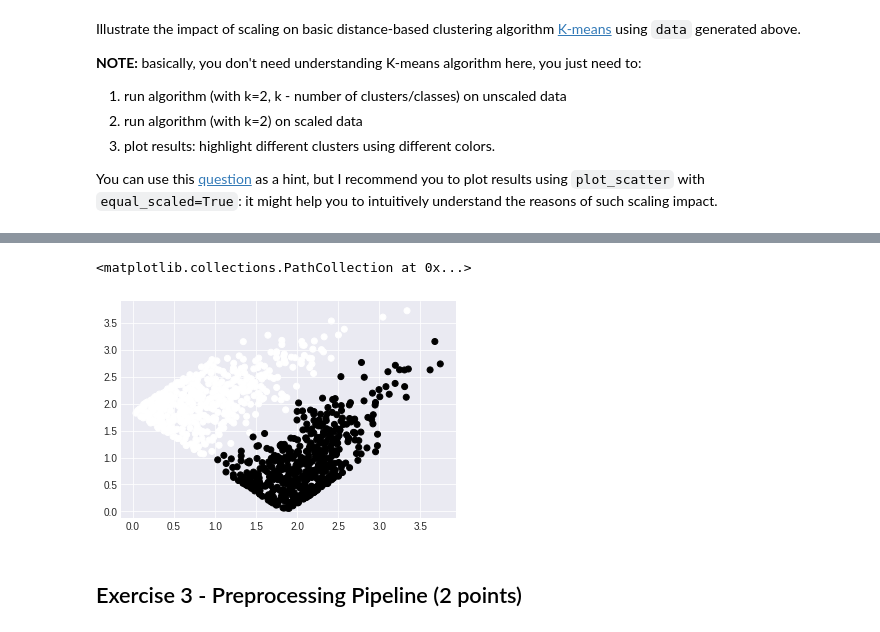
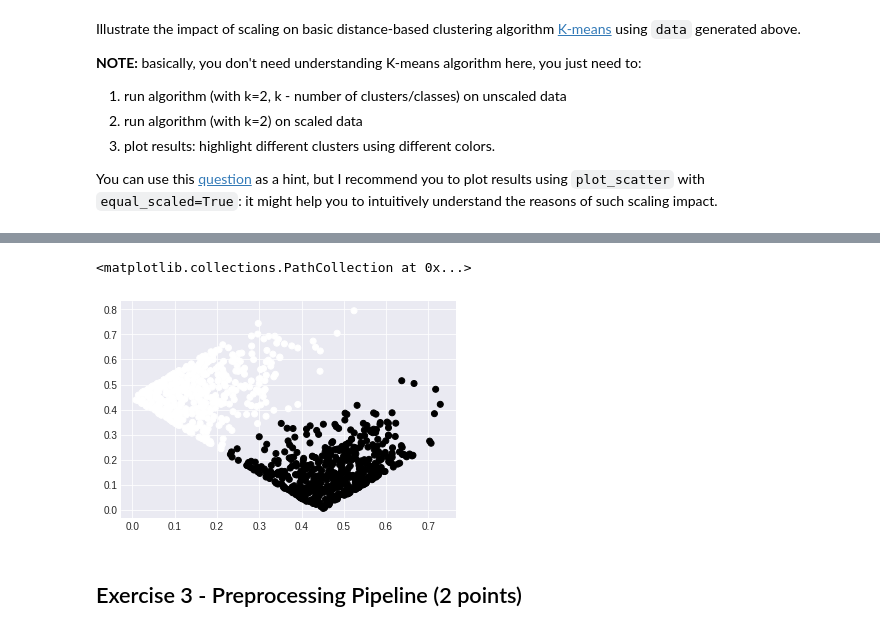
Before and after one commit to niksonnn/rss, a Jupyter notebook: homework.ipynb, the cells around one changed output, grey strips where cells are left out. Cells and saved outputs as stored; diff of their text form; code cells hidden in the pictures.

```diff
--- a/homework.ipynb
+++ b/homework.ipynb
@@ -218,10 +218,10 @@ plot_scatter(data3[:, 0], data3[:, 1], auto_scaled=False, title='Data (different
 # %%
 model = KMeans(n_clusters=2)
-data3 = model.fit_transform(data2)
+data3 = model.fit_transform(data1)
 plt.scatter(data3[:, 0], data3[:, 1], c=model.labels_)
 # %% [output]
 <matplotlib.collections.PathCollection at 0x...>
-[figure, old version]
+[figure, new version]
 # %% [markdown]
 ## Exercise  3 - Preprocessing Pipeline (2 points)
 # %%
```
Also changed, not shown: parts of 21 cells of this notebook.
